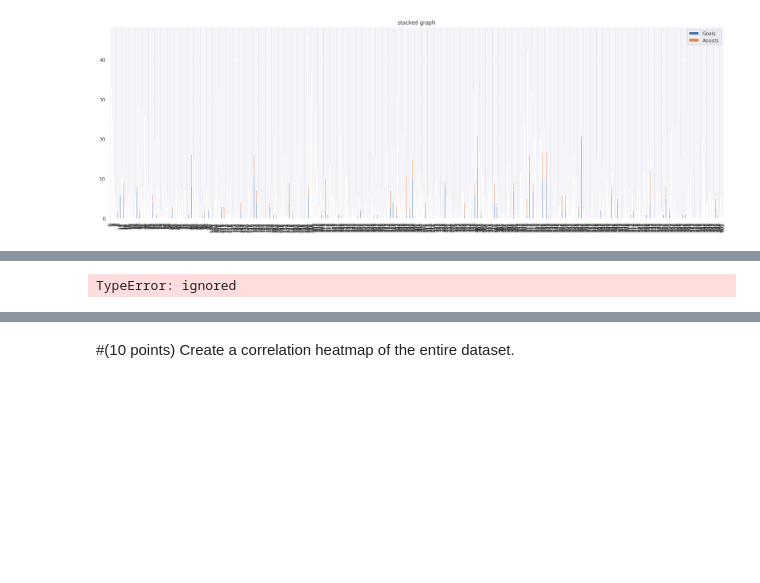
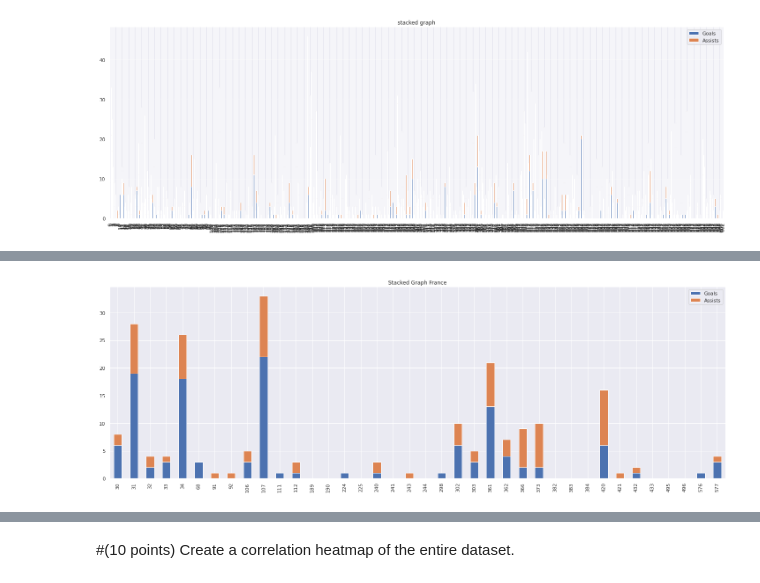
Before and after one commit to sovikapoudel/Data-Visualiation-Spring-2022, a Jupyter notebook: Exam3.ipynb, the cells around one changed output, grey strips where cells are left out. Cells and saved outputs as stored; diff of their text form; code cells hidden in the pictures; blank space fills up the shorter version.

```diff
--- a/Exam3.ipynb
+++ b/Exam3.ipynb
@@ -213,0 +226,3 @@ plt.show() #this is definitely not what I wanted
+# %%
+Fra=df.loc[df['nationality']=='France'] #Just this line of code took me hours to realize and to figure out.
+Fra.head()
@@ -214,6 +236,5 @@ plt.show() #this is definitely not what I wanted
 # %%
-df1=df.groupby(['nationality'])
-df1([["Goals", "Assists"]]).plot.bar( stacked ='True')
+Fra[["Goals", "Assists"]].plot.bar( stacked="True", title= "Stacked Graph France")
 plt.show()
 # %% [output]
-TypeError: ignored
+[figure, added]
```
Also changed, not shown: parts of 27 cells of this notebook.
